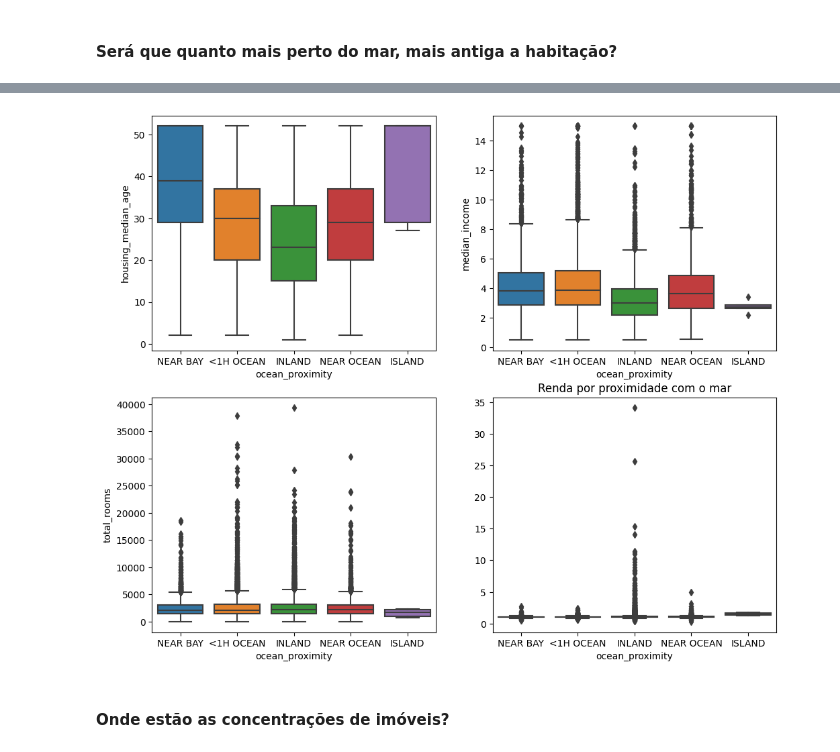
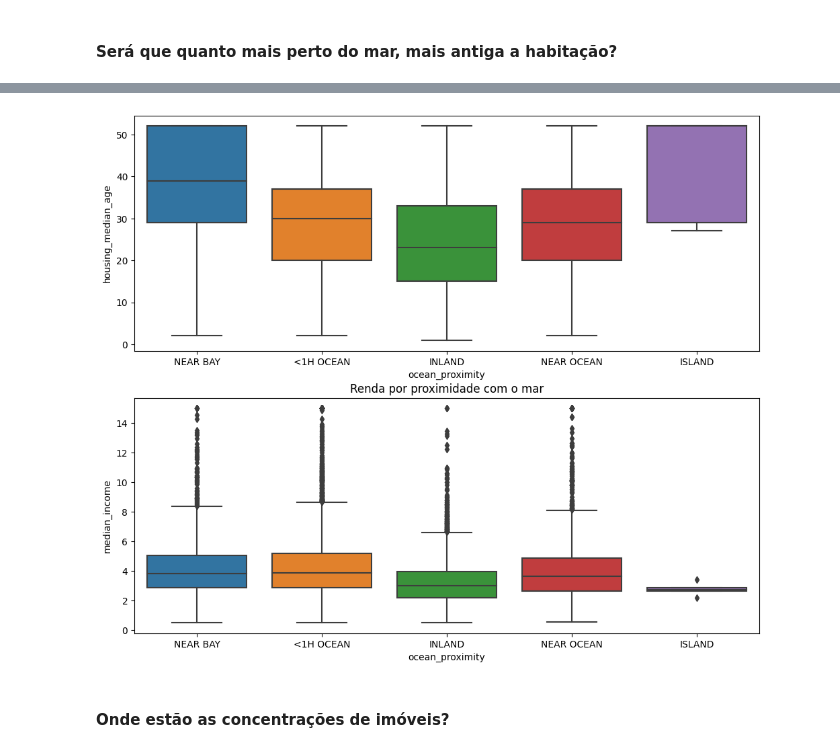
Before and after one commit to thepersonilike13/housing_prices_app, a Jupyter notebook: jupyter_notebooks/housing_prices_california.ipynb, the cells around one changed output, grey strips where cells are left out. Drawn from its saved outputs; the diff is of its cells as text; code cells hidden in the pictures.

```diff
--- a/jupyter_notebooks/housing_prices_california.ipynb
+++ b/jupyter_notebooks/housing_prices_california.ipynb
@@ -315,16 +315,14 @@ housing.groupby("ocean_proximity").housing_median_age.agg(mean_median_age='mean'
 | 3 | NEAR BAY | 37.730131 | 39.0 | 13.070385 | 52.0 | 2.0 |
 | 2 | ISLAND | 42.400000 | 52.0 | 13.164346 | 52.0 | 27.0 |
 # %%
-fig, axes = plt.subplots(2, 2, figsize=(12,10))
+fig, axes = plt.subplots(2, figsize=(12,10))
 axes = axes.flatten()
 
 _ = sns.boxplot(data=housing, x='ocean_proximity', y='housing_median_age', ax=axes[0])
 _ = sns.boxplot(data=housing, x='ocean_proximity', y='median_income', ax=axes[1])
-_ = sns.boxplot(data=housing, x='ocean_proximity', y='total_rooms', ax=axes[2])
-_ = sns.boxplot(data=housing, x='ocean_proximity', y=housing.total_bedrooms/housing.households, ax=axes[3])
 _= plt.title('Renda por proximidade com o mar')
 # %% [output]
-[figure, old version]
+[figure, new version]
 # %% [markdown]
 #### Onde estão as concentrações de imóveis?
 # %%
```
Also changed, not shown: parts of 4 cells of this notebook.
